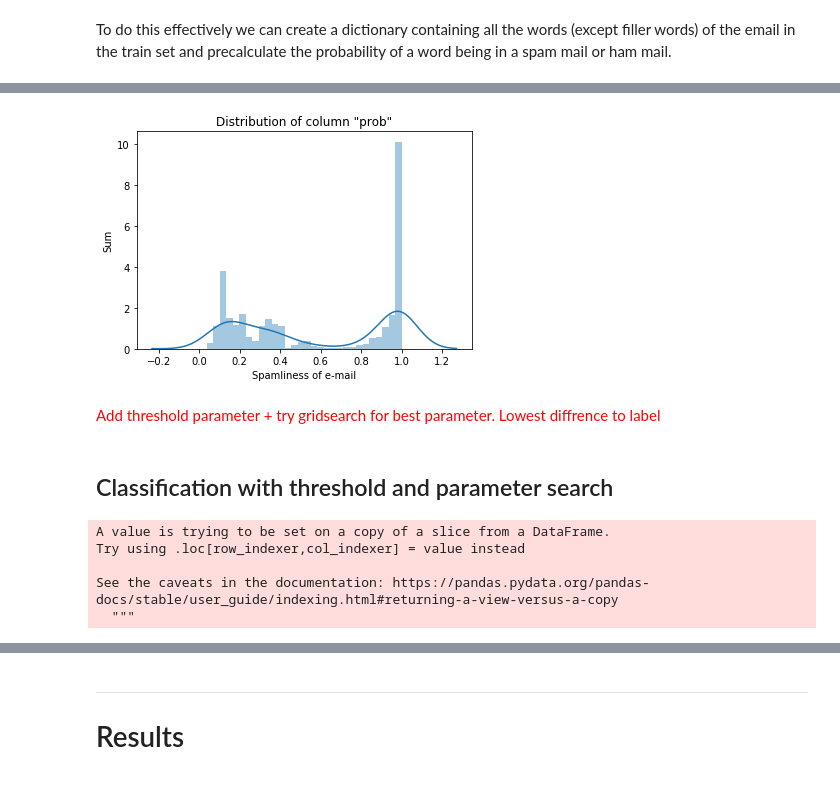
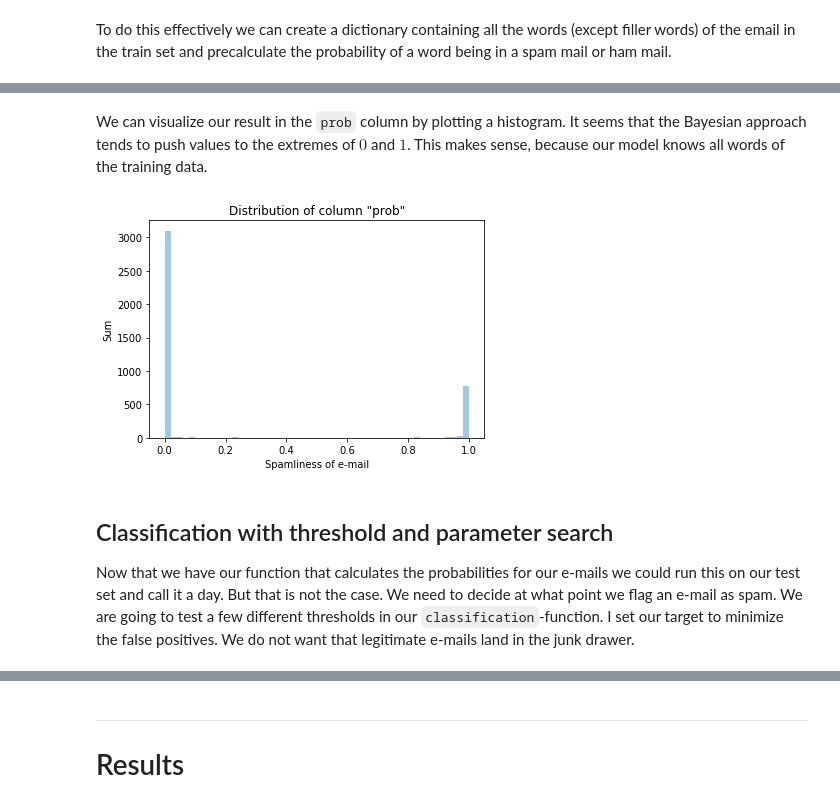
Before and after one commit to roman-studer/fhnw-ds-fs2020-bayesian_spam_filter, a Jupyter notebook: bayesian_spamfilter_fuf_roman_studer.ipynb, the cells around one changed output, grey strips where cells are left out. Saved outputs shown, nothing was run; the diff lists cells and outputs as text; code cells hidden in the pictures.

Commit message:
chore(): polished notebook and finished result and discussion section

```diff
--- a/bayesian_spamfilter_fuf_roman_studer.ipynb
+++ b/bayesian_spamfilter_fuf_roman_studer.ipynb
@@ -173,7 +209,4 @@ print(f'Combined probability: {p_spam + p_ham}')
 Probability of an email being spam: 0.23
 Probability of an email being ham: 0.77
 Combined probability: 1.0
-# %%
-p_spam = 0.5
-p_ham = 0.5
 # %% [markdown]
@@ -198,11 +231,12 @@ def p_word(df, mode=0):
     """
     Creates a dictionary for every word in spam/ham emails as a key with the probability of it being in a spam/ham mail as the value.
     :param df: dataframe with two columns: text and label
-    :param mode: defines if the return has words in spam or ham mails (accepts 'spam' and 'ham')
+    :param mode: defines if the return has words in spam or ham mails or both (accepts '0'(ham) and '1'(spam) or '2'(spam and ham))
     :return dictionary with key='word' and value='probability'
     """
+    if mode == 0 or mode == 1:
+        df = df[df['spam'] == mode] # get spam or ham emails
 
-    df = df[df['spam'] == mode] # get spam or ham emails
 
     # get list of unique words
     unique = list(df['text'].str.split(' ', expand=True).stack().unique())
@@ -225,3 +259,7 @@ def p_word(df, mode=0):
     dict_prob = {k: (v / t_mail) for k, v in dict_unique.items()}
 
     return dict_prob
+
+spam = p_word(train, mode=1)
+ham = p_word(train, mode=0)
+spam_ham = p_word(train, mode=2)
@@ -257,2 +265,0 @@ def p_total(text):
-# %%
-train['prob'] = train.text.apply(p_total)
@@ -279,0 +290,25 @@ test.head()
+# %%
+def prob(text):
+    """
+    Calculate the total probability of an incomming e-mail being spam
+    """
+    words = list(set(text.split()))
+
+    numerator = 1
+    denominator2 = 1
+    for word in words:
+        if word in spam.keys():
+            numerator *= spam[word]
+            denominator2 *= spam_ham[word]
+
+    numerator *= p_spam
+    denominator2 *= p_ham
+    if numerator == 0:
+        return 0
+    else:
+        return numerator/(numerator+denominator2)
+
+train['prob'] = train['text'].apply(prob)
+test['prob'] = test['text'].apply(prob)
+
+train.sample(5)
@@ -280,13 +322,14 @@ test.head()
+# %% [markdown]
+We can visualize our result in the `prob` column by plotting a histogram. It seems that the Bayesian approach tends to push values to the extremes of $0$ and $1$. This makes sense, because our model knows all words of the training data.
 # %%
-fig = sns.distplot(test.prob, bins=30)
+fig = sns.distplot(train.prob, kde=False)
 fig.set(title= 'Distribution of column "prob"', xlabel='Spamliness of e-mail', ylabel='Sum')
 plt.show()
 # %% [output]
-[figure, old version]
+[figure, new version]
-# %% [markdown]
-<span style='color:red'>Add threshold parameter + try gridsearch for best parameter. Lowest diffrence to label</span>
-# %% [markdown]
-## Classification with threshold and parameter search
+# %% [markdown]
+## Classification with threshold and parameter search
+Now that we have our function that calculates the probabilities for our e-mails we could run this on our test set and call it a day. But that is not the case. We need to decide at what point we flag an e-mail as spam. We are going to test a few different thresholds in our `classification`-function. I set our target to minimize the false positives. We do not want that legitimate e-mails land in the junk drawer.
 # %%
 def classification(val, threshold):
     """
@@ -300,27 +343,3 @@ def classification(val, threshold):
     else:
         val = 0
     return val
-# %%
-# apply classification on dataset
-param = {}
-spam = sum(test[test['spam']==1]['spam'])
-for i in np.arange(0.5,1.01,0.001):
-    test['class'] = test.prob.apply(classification, threshold = i)
-
-    # sensitivity (true positive / real positive)
-    sensitivity = sum(test[test['spam']==1]['class'])/sum(test[test['spam']==1]['spam']) # true positive rate
-
-    # specificity (true negative / real negative)
-    specificity = sum(test[test['spam']==0]['class']==0)/sum(test[test['spam']==0]['spam']==0) # true negative rate
-
-    # accuracy ((true positive + true negative)/(real positive + real negative))
-    accuracy = (sum(test[test['spam']==0]['class']==0)+sum(test[test['spam']==1]['class']))/(sum(test[test['spam']==1]['spam'])+sum(test[test['spam']==0]['spam']))
-
-
-    param[i] = (sensitivity,specificity,accuracy)
-# %% [output]
-A value is trying to be set on a copy of a slice from a DataFrame.
-Try using .loc[row_indexer,col_indexer] = value instead
-
-See the caveats in the documentation: https://pandas.pydata.org/pandas-docs/stable/user_guide/indexing.html#returning-a-view-versus-a-copy
-  """
```
Also changed, not shown: parts of 60 cells of this notebook.
